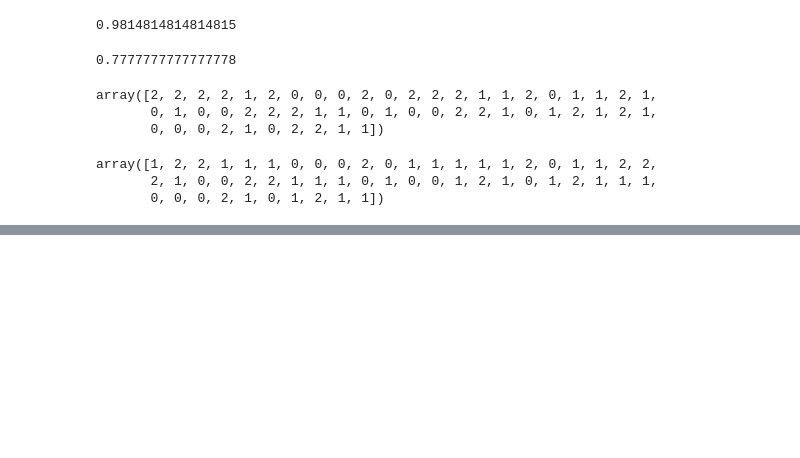
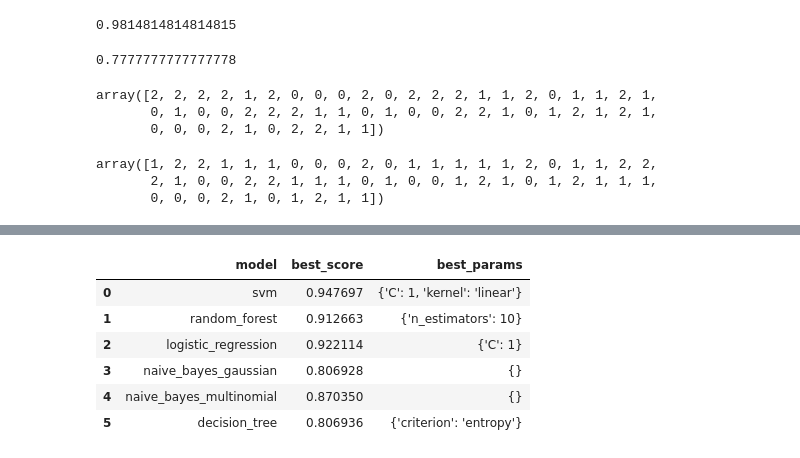
Before and after one commit to shadrack71/Machine-learning-projects, a Jupyter notebook: machine_learning.ipynb, the cells around one changed output, grey strips where cells are left out. Saved outputs shown, nothing was run; the diff lists cells and outputs as text; code cells hidden in the pictures; blank space fills up the shorter version.

```diff
--- a/machine_learning.ipynb
+++ b/machine_learning.ipynb
@@ -1422,0 +1555,66 @@ array([1, 2, 2, 1, 1, 1, 0, 0, 0, 2, 0, 1, 1, 1, 1, 1, 2, 0, 1, 1, 2, 2,
+# %%
+from sklearn import datasets
+digits = datasets.load_digits()
+from sklearn import svm
+from sklearn.ensemble import RandomForestClassifier
+from sklearn.linear_model import LogisticRegression
+from sklearn.naive_bayes import GaussianNB
+from sklearn.naive_bayes import MultinomialNB
+from sklearn.tree import DecisionTreeClassifier
+model_params = {
+    'svm': {
+        'model': svm.SVC(gamma='auto'),
+        'params' : {
+            'C': [1,10,20],
+            'kernel': ['rbf','linear']
+        }
+    },
+    'random_forest': {
+        'model': RandomForestClassifier(),
+        'params' : {
+            'n_estimators': [1,5,10]
+        }
+    },
+    'logistic_regression' : {
+        'model': LogisticRegression(solver='liblinear',multi_class='auto'),
+        'params': {
+            'C': [1,5,10]
+        }
+    },
+    'naive_bayes_gaussian': {
+        'model': GaussianNB(),
+        'params': {}
+    },
+    'naive_bayes_multinomial': {
+        'model': MultinomialNB(),
+        'params': {}
+    },
+    'decision_tree': {
+        'model': DecisionTreeClassifier(),
+        'params': {
+            'criterion': ['gini','entropy'],
+
+        }
+    }
+}
+scores = []
+
+for model_name, mp in model_params.items():
+    clf =  GridSearchCV(mp['model'], mp['params'], cv=5, return_train_score=False)
+    clf.fit(digits.data, digits.target)
+    scores.append({
+        'model': model_name,
+        'best_score': clf.best_score_,
+        'best_params': clf.best_params_
+    })
+
+df = pd.DataFrame(scores,columns=['model','best_score','best_params'])
+df
+# %% [output]
+|  | model | best_score | best_params |
+| 0 | svm | 0.947697 | {'C': 1, 'kernel': 'linear'} |
+| 1 | random_forest | 0.912663 | {'n_estimators': 10} |
+| 2 | logistic_regression | 0.922114 | {'C': 1} |
+| 3 | naive_bayes_gaussian | 0.806928 | {} |
+| 4 | naive_bayes_multinomial | 0.870350 | {} |
+| 5 | decision_tree | 0.806936 | {'criterion': 'entropy'} |
```
Also changed, not shown: parts of 11 cells of this notebook.
